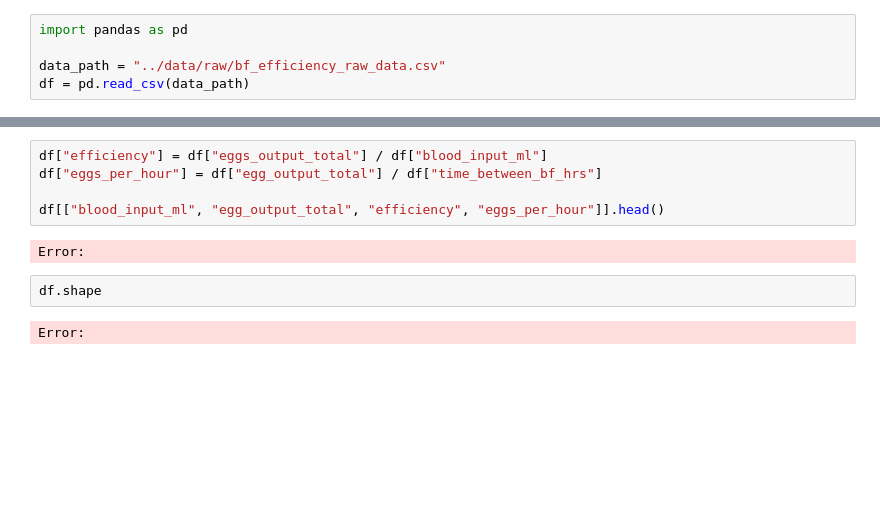
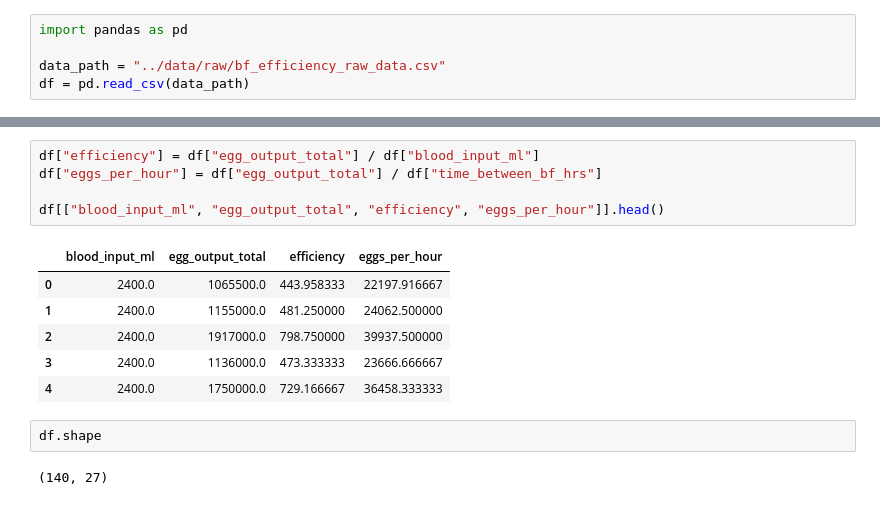
Before and after one commit to dmontelucas/wmp-bf-efficiency, a Jupyter notebook: notebooks/01_data_cleaning.ipynb, the cells around one changed output, grey strips where cells are left out. Saved outputs shown, nothing was run; the diff lists cells and outputs as text; blank space fills up the shorter version.

```diff
--- a/notebooks/01_data_cleaning.ipynb
+++ b/notebooks/01_data_cleaning.ipynb
@@ -50,14 +77,19 @@ Error:
 # %%
-df["efficiency"] = df["eggs_output_total"] / df["blood_input_ml"]
+df["efficiency"] = df["egg_output_total"] / df["blood_input_ml"]
 df["eggs_per_hour"] = df["egg_output_total"] / df["time_between_bf_hrs"]
 
 df[["blood_input_ml", "egg_output_total", "efficiency", "eggs_per_hour"]].head()
 # %% [output]
-Error:
+|  | blood_input_ml | egg_output_total | efficiency | eggs_per_hour |
+| 0 | 2400.0 | 1065500.0 | 443.958333 | 22197.916667 |
+| 1 | 2400.0 | 1155000.0 | 481.250000 | 24062.500000 |
+| 2 | 2400.0 | 1917000.0 | 798.750000 | 39937.500000 |
+| 3 | 2400.0 | 1136000.0 | 473.333333 | 23666.666667 |
+| 4 | 2400.0 | 1750000.0 | 729.166667 | 36458.333333 |
 # %%
 df.shape
 # %% [output]
-Error:
+(140, 27)
 # %%
 df.describe()
 # %% [output]
```
Also changed, not shown: parts of 6 cells of this notebook, 6 other files.
